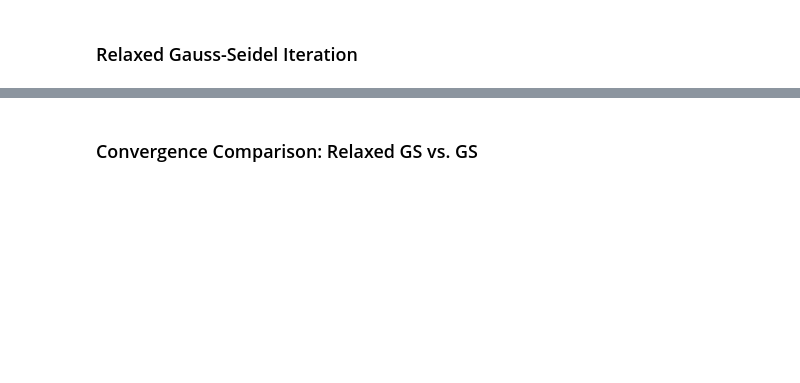
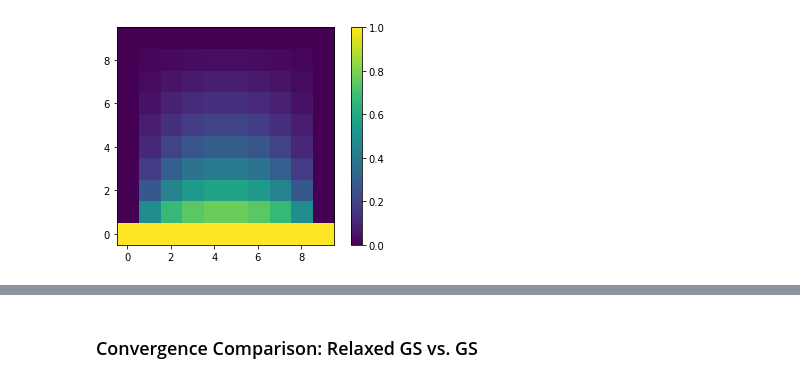
Before and after one commit to sheeshee/High-Performance-Computing-Coursework, a Jupyter notebook: Assignment 3/Assignment 3 Submission.ipynb, the cells around one changed output, grey strips where cells are left out. Saved outputs shown, nothing was run; the diff lists cells and outputs as text; code cells hidden in the pictures; blank space fills up the shorter version.

```diff
--- a/Assignment 3/Assignment 3 Submission.ipynb
+++ b/Assignment 3/Assignment 3 Submission.ipynb
@@ -327,2 +391,0 @@ plt.show()
-# %% [markdown]
-### Relaxed Gauss-Seidel Iteration
@@ -332,0 +392,21 @@ plt.show()
+# %%
+# Implemnt the solver with the following parameters
+M = 10
+xlims = (0, 1)
+ylims = (0, 1)
+
+# Define the boundary conditions
+def f(x, y):
+    """
+    Describes the boundary conditions for the system
+    """
+    if x == 0:
+        return 1
+    else:
+        return 0
+
+boundaries = get_boundary_values(xlims, ylims, f, M)
+u, history = gauss_solve(xlims, ylims, M, *boundaries, descending=False)
+show_solution(xlims, ylims, u)
+# %% [output]
+[figure, added]
```
Also changed, not shown: parts of 39 cells of this notebook.
